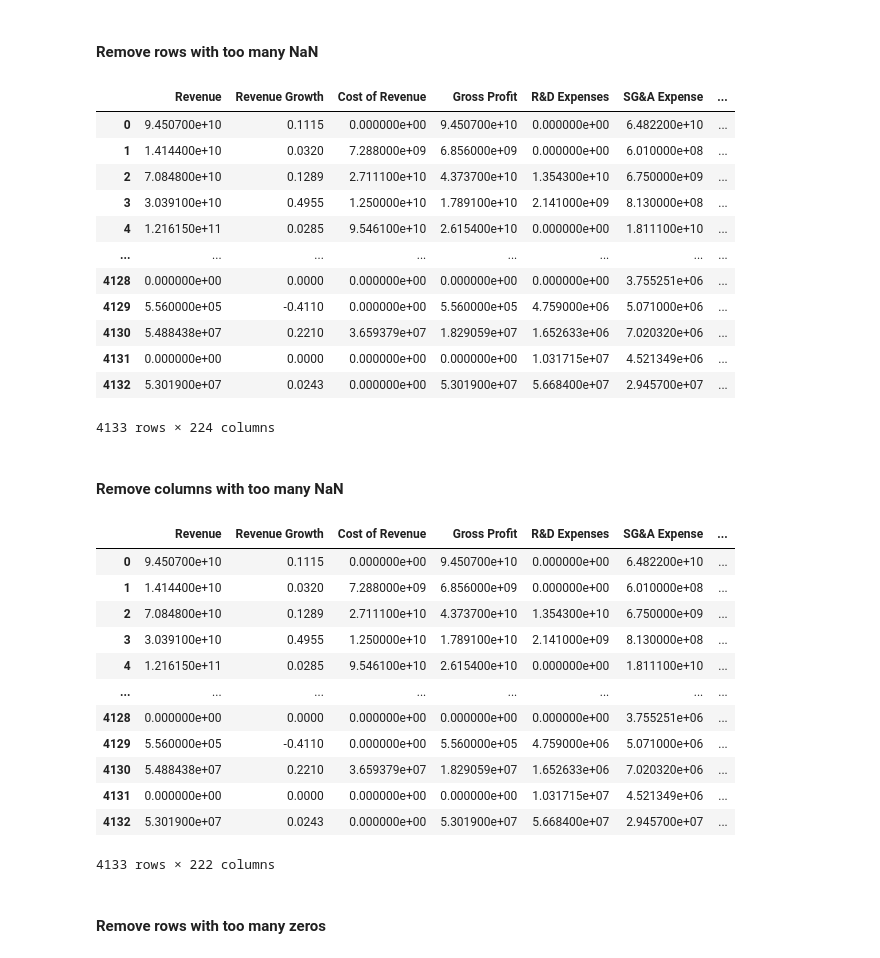
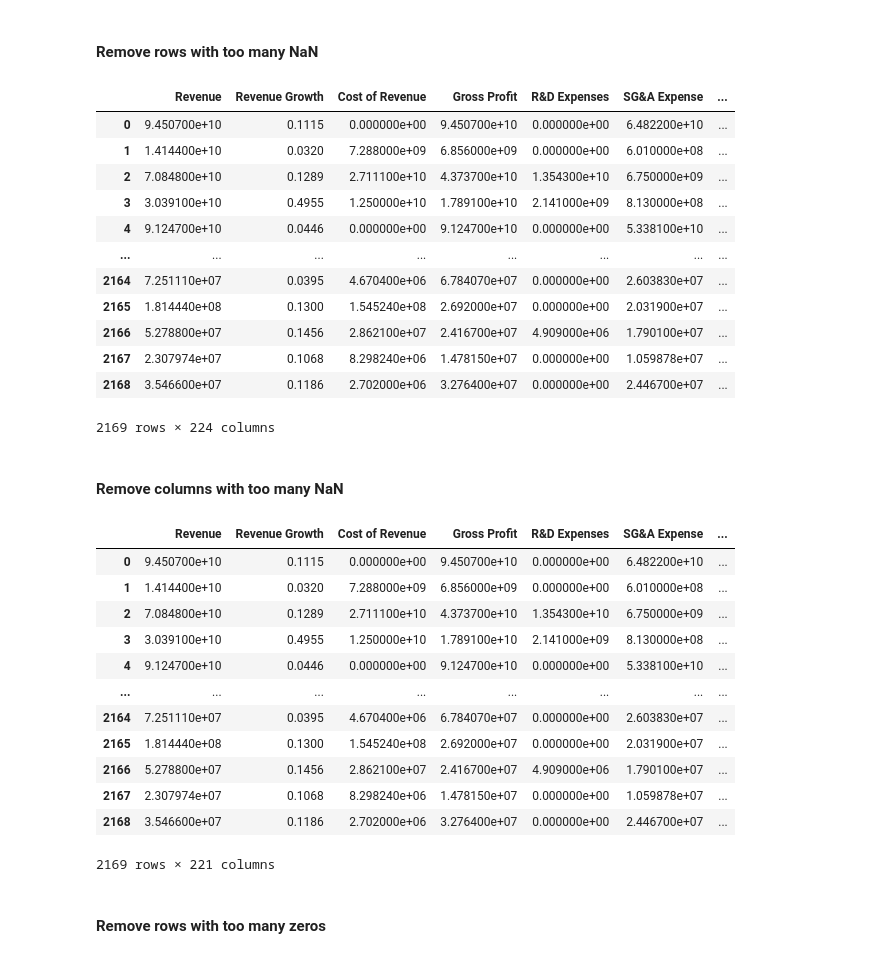
Before and after one commit to danenbm/fintech-p2-machine-learning, a Jupyter notebook: machine-learning.ipynb, the cells around one changed output. Drawn from its saved outputs; the diff is of its cells as text; code cells hidden in the pictures.

Commit message:
Modifying data cleaning to discard more rows and columns with too many NaNs and zeros

```diff
--- a/machine-learning.ipynb
+++ b/machine-learning.ipynb
@@ -67,34 +67,34 @@ financial_df = financial_df.drop(columns=['Unnamed: 0'])
 # %% [markdown]
 #### Remove rows with too many NaN
 # %%
-# Remove rows where more than 25% of the values are NaN.
+# Remove rows where more than 5% of the values are NaN.
 num_columns = len(financial_df.columns)
-max_nan_per_row = round(num_columns * 0.25)
+max_nan_per_row = round(num_columns * 0.05)
 threshold = num_columns - max_nan_per_row
 
 financial_df = financial_df.dropna(axis=0, thresh=threshold)
 financial_df = financial_df.reset_index(drop=True)
 financial_df
 # %% [output]
 |  | Revenue | Revenue Growth | Cost of Revenue | Gross Profit | R&D Expenses | SG&A Expense | ... |
 | 0 | 9.450700e+10 | 0.1115 | 0.000000e+00 | 9.450700e+10 | 0.000000e+00 | 6.482200e+10 | ... |
 | 1 | 1.414400e+10 | 0.0320 | 7.288000e+09 | 6.856000e+09 | 0.000000e+00 | 6.010000e+08 | ... |
 | 2 | 7.084800e+10 | 0.1289 | 2.711100e+10 | 4.373700e+10 | 1.354300e+10 | 6.750000e+09 | ... |
 | 3 | 3.039100e+10 | 0.4955 | 1.250000e+10 | 1.789100e+10 | 2.141000e+09 | 8.130000e+08 | ... |
-| 4 | 1.216150e+11 | 0.0285 | 9.546100e+10 | 2.615400e+10 | 0.000000e+00 | 1.811100e+10 | ... |
+| 4 | 9.124700e+10 | 0.0446 | 0.000000e+00 | 9.124700e+10 | 0.000000e+00 | 5.338100e+10 | ... |
 | ... | ... | ... | ... | ... | ... | ... | ... |
-| 4128 | 0.000000e+00 | 0.0000 | 0.000000e+00 | 0.000000e+00 | 0.000000e+00 | 3.755251e+06 | ... |
-| 4129 | 5.560000e+05 | -0.4110 | 0.000000e+00 | 5.560000e+05 | 4.759000e+06 | 5.071000e+06 | ... |
-| 4130 | 5.488438e+07 | 0.2210 | 3.659379e+07 | 1.829059e+07 | 1.652633e+06 | 7.020320e+06 | ... |
-| 4131 | 0.000000e+00 | 0.0000 | 0.000000e+00 | 0.000000e+00 | 1.031715e+07 | 4.521349e+06 | ... |
-| 4132 | 5.301900e+07 | 0.0243 | 0.000000e+00 | 5.301900e+07 | 5.668400e+07 | 2.945700e+07 | ... |
+| 2164 | 7.251110e+07 | 0.0395 | 4.670400e+06 | 6.784070e+07 | 0.000000e+00 | 2.603830e+07 | ... |
+| 2165 | 1.814440e+08 | 0.1300 | 1.545240e+08 | 2.692000e+07 | 0.000000e+00 | 2.031900e+07 | ... |
+| 2166 | 5.278800e+07 | 0.1456 | 2.862100e+07 | 2.416700e+07 | 4.909000e+06 | 1.790100e+07 | ... |
+| 2167 | 2.307974e+07 | 0.1068 | 8.298240e+06 | 1.478150e+07 | 0.000000e+00 | 1.059878e+07 | ... |
+| 2168 | 3.546600e+07 | 0.1186 | 2.702000e+06 | 3.276400e+07 | 0.000000e+00 | 2.446700e+07 | ... |
-4133 rows × 224 columns
+2169 rows × 224 columns
 # %% [markdown]
 #### Remove columns with too many NaN
 # %%
-# Remove columns where more than 50% of the rows have a NaN in that column.
+# Remove columns where more than 20% of the rows have a NaN in that column.
 num_rows = len(financial_df)
-max_nan_per_col = round(num_rows * 0.50)
+max_nan_per_col = round(num_rows * 0.20)
 threshold = num_rows - max_nan_per_col
 
 financial_df = financial_df.dropna(axis=1, thresh=threshold)
@@ -105,14 +105,14 @@ financial_df
 | 1 | 1.414400e+10 | 0.0320 | 7.288000e+09 | 6.856000e+09 | 0.000000e+00 | 6.010000e+08 | ... |
 | 2 | 7.084800e+10 | 0.1289 | 2.711100e+10 | 4.373700e+10 | 1.354300e+10 | 6.750000e+09 | ... |
 | 3 | 3.039100e+10 | 0.4955 | 1.250000e+10 | 1.789100e+10 | 2.141000e+09 | 8.130000e+08 | ... |
-| 4 | 1.216150e+11 | 0.0285 | 9.546100e+10 | 2.615400e+10 | 0.000000e+00 | 1.811100e+10 | ... |
+| 4 | 9.124700e+10 | 0.0446 | 0.000000e+00 | 9.124700e+10 | 0.000000e+00 | 5.338100e+10 | ... |
 | ... | ... | ... | ... | ... | ... | ... | ... |
-| 4128 | 0.000000e+00 | 0.0000 | 0.000000e+00 | 0.000000e+00 | 0.000000e+00 | 3.755251e+06 | ... |
-| 4129 | 5.560000e+05 | -0.4110 | 0.000000e+00 | 5.560000e+05 | 4.759000e+06 | 5.071000e+06 | ... |
-| 4130 | 5.488438e+07 | 0.2210 | 3.659379e+07 | 1.829059e+07 | 1.652633e+06 | 7.020320e+06 | ... |
-| 4131 | 0.000000e+00 | 0.0000 | 0.000000e+00 | 0.000000e+00 | 1.031715e+07 | 4.521349e+06 | ... |
-| 4132 | 5.301900e+07 | 0.0243 | 0.000000e+00 | 5.301900e+07 | 5.668400e+07 | 2.945700e+07 | ... |
+| 2164 | 7.251110e+07 | 0.0395 | 4.670400e+06 | 6.784070e+07 | 0.000000e+00 | 2.603830e+07 | ... |
+| 2165 | 1.814440e+08 | 0.1300 | 1.545240e+08 | 2.692000e+07 | 0.000000e+00 | 2.031900e+07 | ... |
+| 2166 | 5.278800e+07 | 0.1456 | 2.862100e+07 | 2.416700e+07 | 4.909000e+06 | 1.790100e+07 | ... |
+| 2167 | 2.307974e+07 | 0.1068 | 8.298240e+06 | 1.478150e+07 | 0.000000e+00 | 1.059878e+07 | ... |
+| 2168 | 3.546600e+07 | 0.1186 | 2.702000e+06 | 3.276400e+07 | 0.000000e+00 | 2.446700e+07 | ... |
-4133 rows × 222 columns
+2169 rows × 221 columns
 # %% [markdown]
 #### Remove rows with too many zeros
 # %%
```
Also changed, not shown: parts of 22 cells of this notebook.
